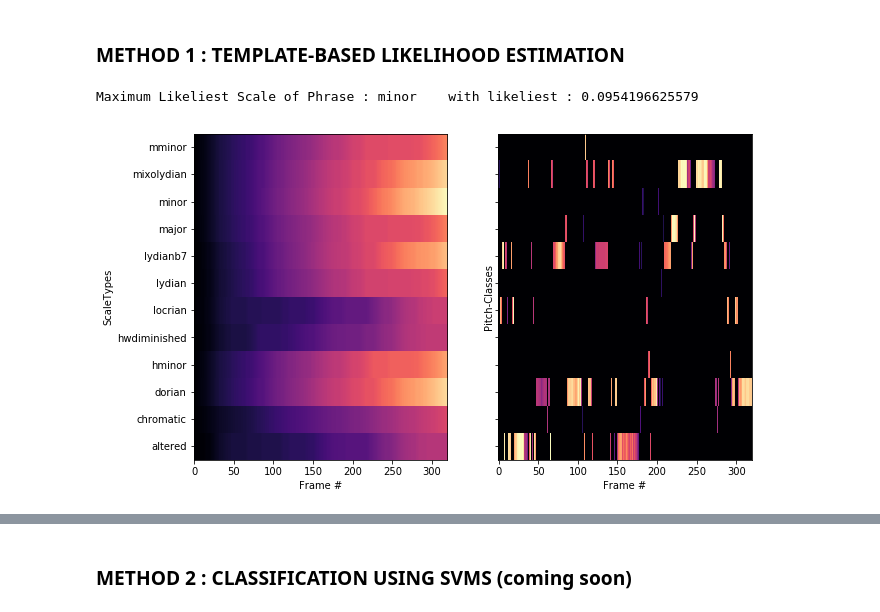
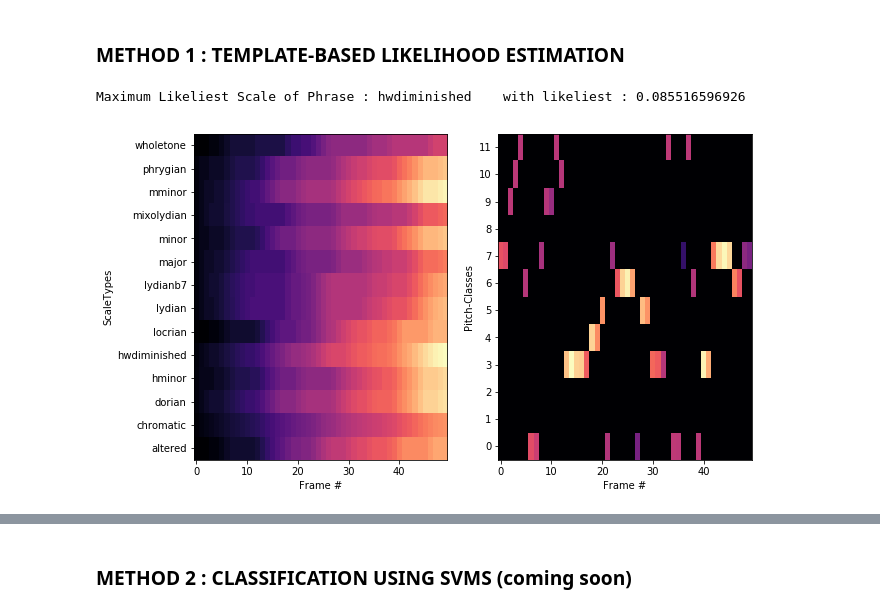
Before and after one commit to emirdemirel/Chord-ScaleDetection, a Jupyter notebook: Chord-Scale_Detection_PART1.ipynb, the cells around one changed output, grey strips where cells are left out. Drawn from its saved outputs; the diff is of its cells as text; code cells hidden in the pictures.

```diff
--- a/Chord-Scale_Detection_PART1.ipynb
+++ b/Chord-Scale_Detection_PART1.ipynb
@@ -141,23 +141,23 @@ ScaleTemplates['chromatic'] = {'scaleArray':[1,1,1,1,1,1,1,1,1,1,1,1]}
 # %%
 ### NOW, LET'S LOAD THE FEATURE DATA WE OBTAINED IN THE PREVIOUS STEPmaxlikelihood2
 
 FEATUREDATA = os.path.join('data','HPCPFeaturesExtracted_ChordScaleDataset.pkl')
 with open(FEATUREDATA , 'rb') as f:
     dataDictionary = pickle.load(f)
 
 ### CHOOSE THE SOUND
 
-SAMPLESOUND = 'hikmet_phrygian'
+SAMPLESOUND = 'toprak_melmin'
 
 ### CHOOSE THE AUDIO SEGMENT FOR ANALYSIS
 
 NUMSegment = 3
 
 ### and THE CHORD-SCALE ESTIMATION METHOD; 1 - Multiplicative, 2 - Additive
 
 LikelihoodMethod = 2
 
 VisualizeChromaANDScaleLikelihoods(FEATUREDATA,SAMPLESOUND,NUMSegment,ScaleTemplates,LikelihoodMethod)
 # %% [output]
-Maximum Likeliest Scale of Phrase : minor    with likeliest : 0.0954196625579
+Maximum Likeliest Scale of Phrase : hwdiminished    with likeliest : 0.085516596926
-[figure, old version]
+[figure, new version]
```
Also changed, not shown: parts of 4 cells of this notebook.
